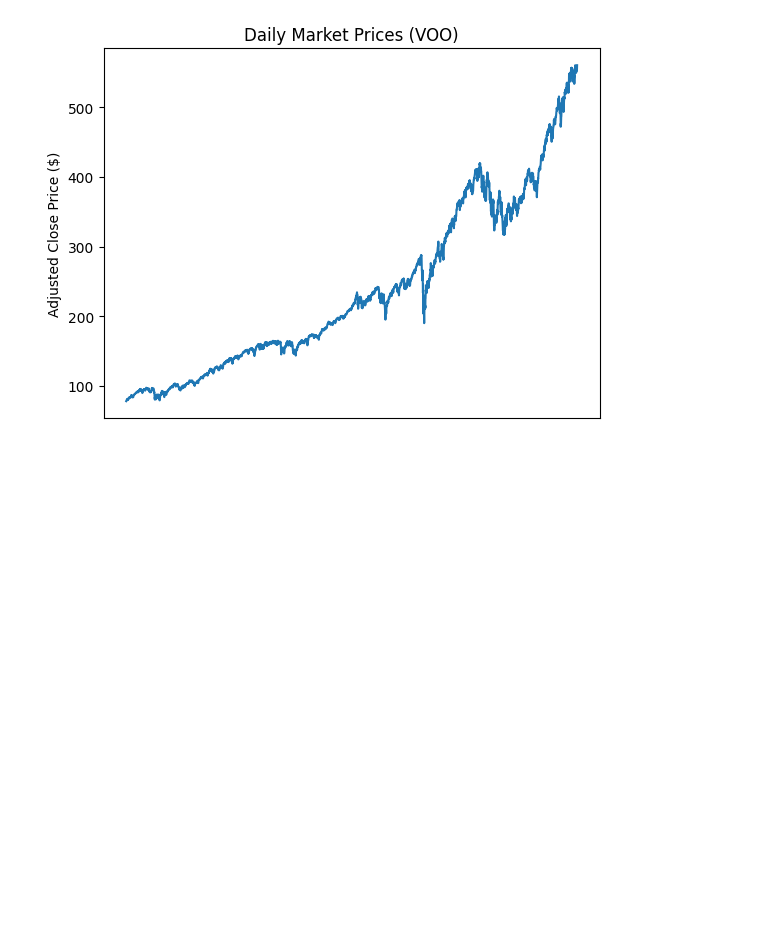
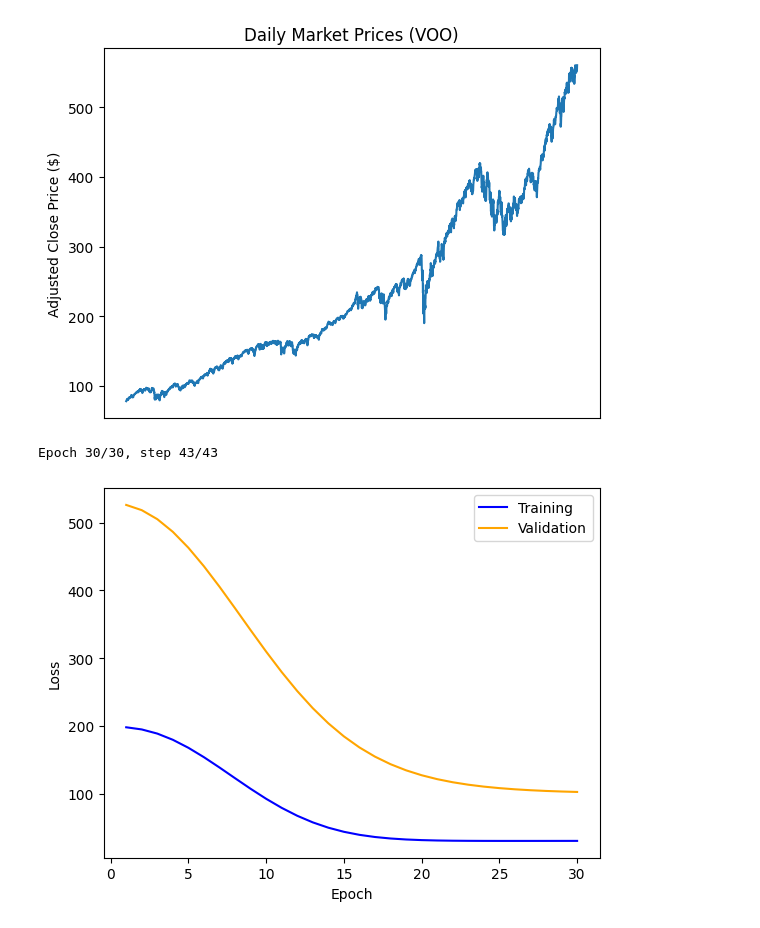
Before and after one commit to adamcataldo/letsbuildmodels, a Jupyter notebook: notebooks/stock_forecasting/market_forecasts.ipynb, the cells around one changed output. Cells and saved outputs as stored; diff of their text form; code cells hidden in the pictures; blank space fills up the shorter version.

```diff
--- a/notebooks/stock_forecasting/market_forecasts.ipynb
+++ b/notebooks/stock_forecasting/market_forecasts.ipynb
@@ -3,7 +3,7 @@ from lbm.datasets.voo import Preprocessor
 from matplotlib import pyplot as plt
 
 processor = Preprocessor()
-train_loder, val_loader, test_loader = processor.get_loaders()
+train_loader, val_loader, test_loader = processor.get_loaders()
 
 prices = processor.dataset.x
 plt.plot(prices)
@@ -19,0 +18,27 @@ from lbm.models import PriceForecaster
+# %%
+from lbm.models import PriceForecaster
+from torch.optim import Adam
+from torch.nn import MSELoss
+from lbm.workflow import train_and_validate
+import numpy as np
+
+def validate_model(epochs=50):
+    model = PriceForecaster()
+    optimizer = Adam(model.parameters())
+    loss_fn = MSELoss()
+    train_losses, val_losses = train_and_validate(model, train_loader,
+                                                  val_loader, optimizer,
+                                                  loss_fn, epochs=epochs)
+    plt.plot(np.arange(1, len(train_losses) + 1), train_losses,
+             label='Training', color='blue')
+    plt.plot(np.arange(1, len(val_losses) + 1), val_losses, label='Validation',
+             color='orange')
+    plt.legend()
+    plt.xlabel('Epoch')
+    plt.ylabel('Loss')
+    plt.show()
+# %%
+validate_model(epochs=30)
+# %% [output]
+Epoch 30/30, step 43/43
+[figure, added]
```
Also changed, not shown: parts of 1 cell of this notebook, 8 other files.
